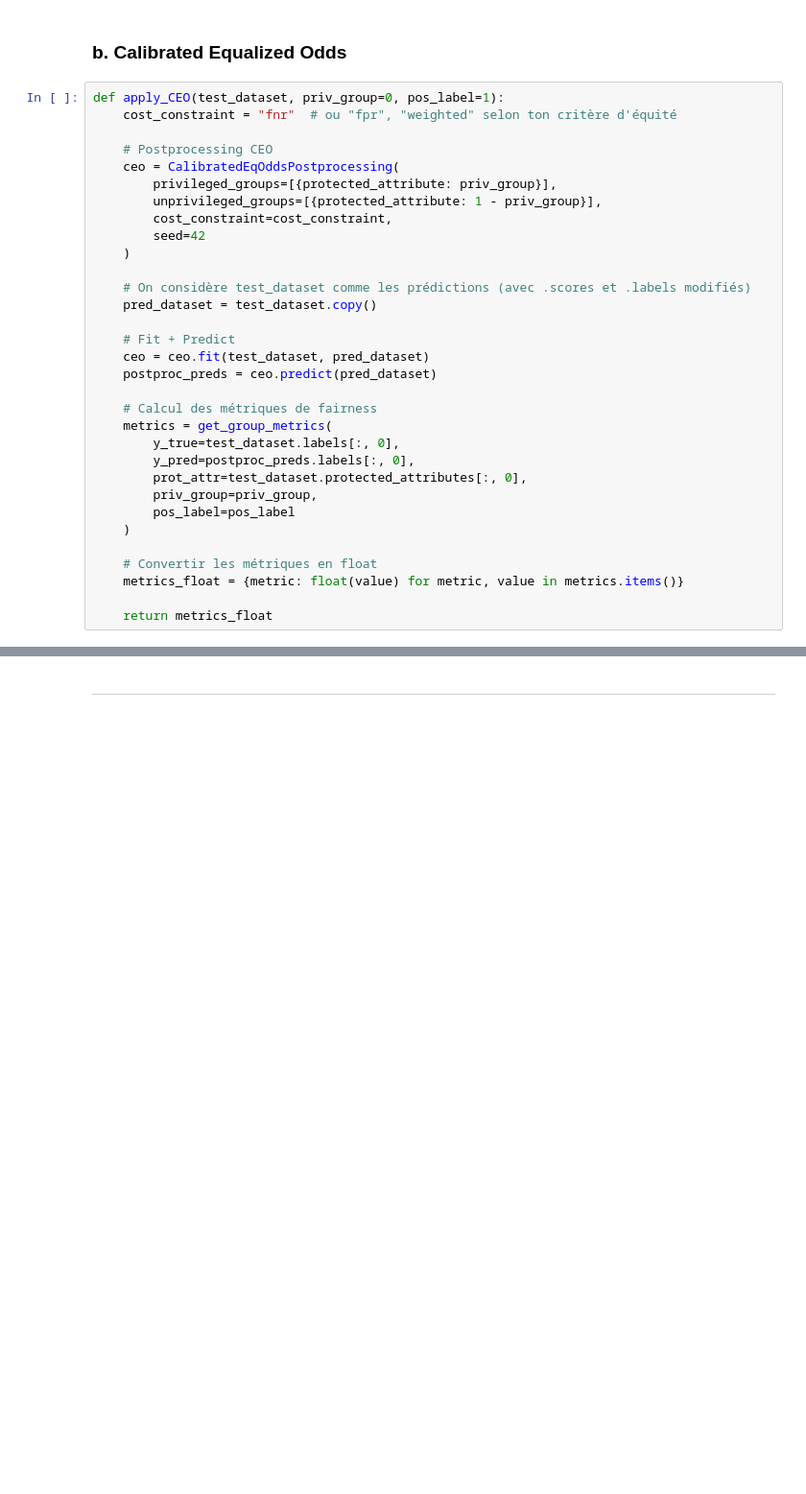
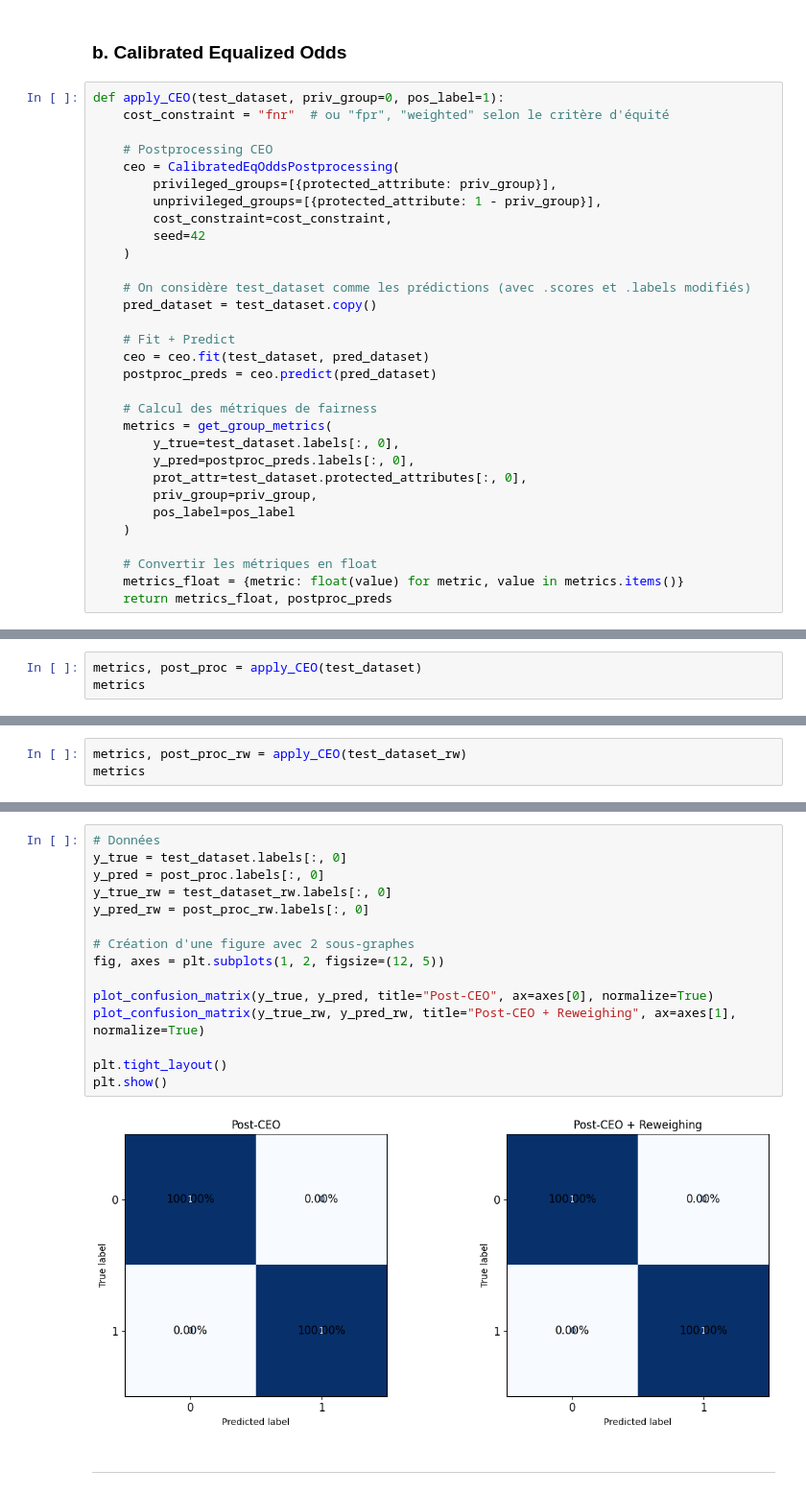
Before and after one commit to Raouf-Medj/projet-fairness, a Jupyter notebook: rendu.ipynb, the cells around one changed output, grey strips where cells are left out. Shown at 96% size. Saved outputs shown, nothing was run; the diff lists cells and outputs as text; blank space fills up the shorter version.

Commit message:
commentaires post-proc

```diff
--- a/rendu.ipynb
+++ b/rendu.ipynb
@@ -1261,7 +1796,7 @@ plt.show()
 ### b. Calibrated Equalized Odds
 # %%
 def apply_CEO(test_dataset, priv_group=0, pos_label=1):
-    cost_constraint = "fnr"  # ou "fpr", "weighted" selon ton critère d'équité
+    cost_constraint = "fnr"  # ou "fpr", "weighted" selon le critère d'équité
 
     # Postprocessing CEO
     ceo = CalibratedEqOddsPostprocessing(
@@ -1289,5 +1824,4 @@ def apply_CEO(test_dataset, priv_group=0, pos_label=1):
 
     # Convertir les métriques en float
     metrics_float = {metric: float(value) for metric, value in metrics.items()}
-
-    return metrics_float
+    return metrics_float, postproc_preds
@@ -1297,0 +1828,3 @@ apply_CEO(test_dataset_rw)
+# %%
+metrics, post_proc = apply_CEO(test_dataset)
+metrics
@@ -1297,0 +1840,3 @@ apply_CEO(test_dataset_rw)
+# %%
+metrics, post_proc_rw = apply_CEO(test_dataset_rw)
+metrics
@@ -1298,3 +1889,20 @@ apply_CEO(test_dataset_rw)
+# %%
+# Données
+y_true = test_dataset.labels[:, 0]
+y_pred = post_proc.labels[:, 0]
+y_true_rw = test_dataset_rw.labels[:, 0]
+y_pred_rw = post_proc_rw.labels[:, 0]
+
+# Création d'une figure avec 2 sous-graphes
+fig, axes = plt.subplots(1, 2, figsize=(12, 5))
+
+plot_confusion_matrix(y_true, y_pred, title="Post-CEO", ax=axes[0], normalize=True)
+plot_confusion_matrix(y_true_rw, y_pred_rw, title="Post-CEO + Reweighing", ax=axes[1], normalize=True)
+
+plt.tight_layout()
+plt.show()
+# %% [output]
+[figure, added]
 # %% [markdown]
 ---
 # %% [markdown]
```
Also changed, not shown: parts of 56 cells of this notebook, 1 other file.
